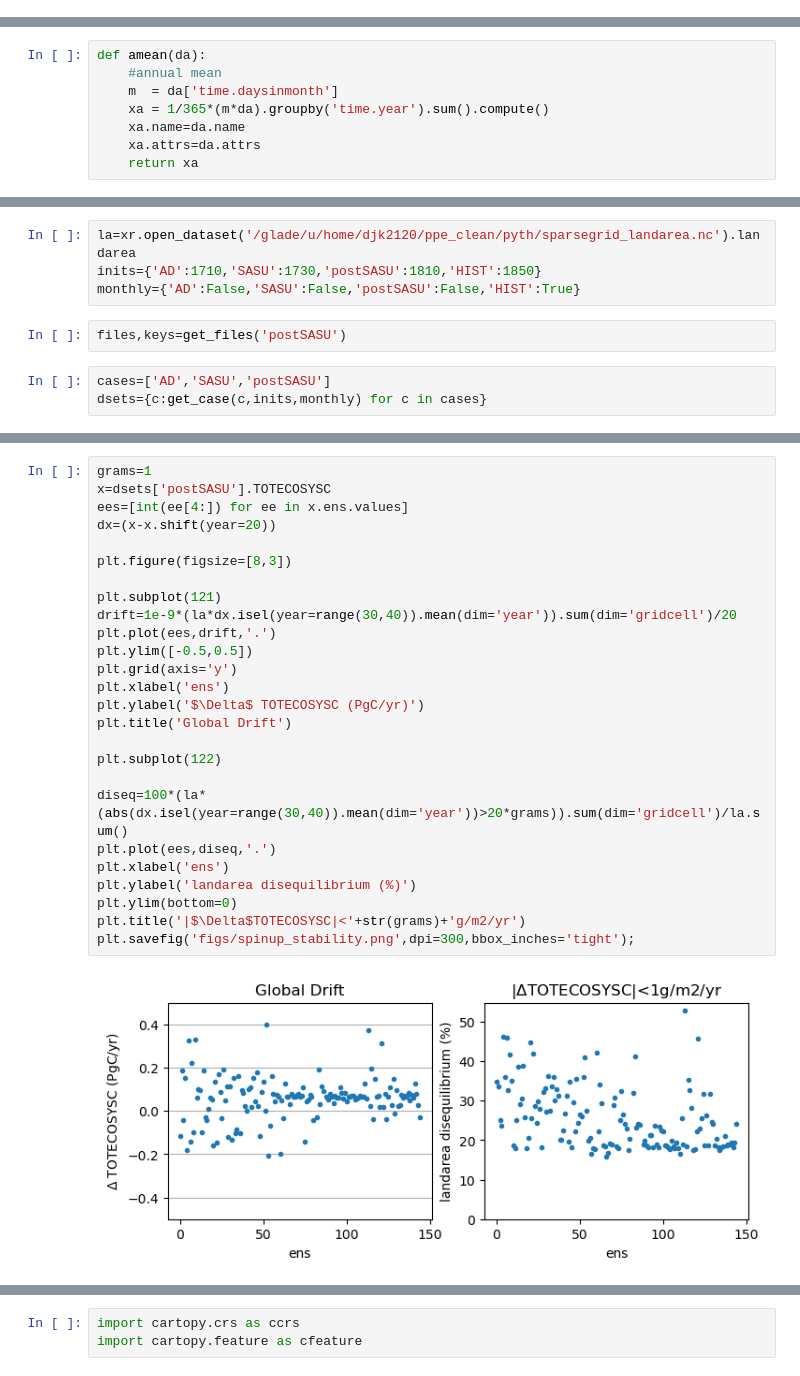
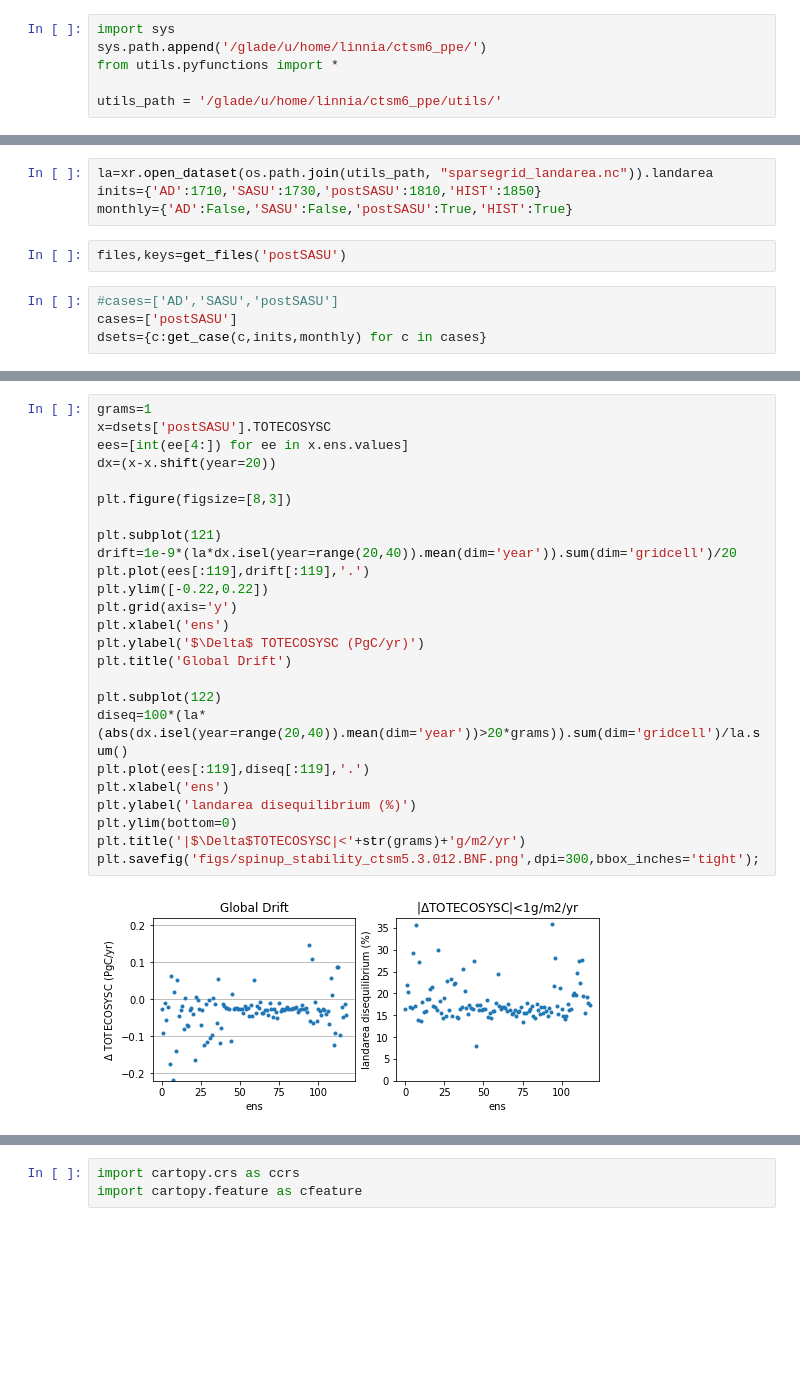
Before and after one commit to NCAR/ctsm6_ppe, a Jupyter notebook: spinup/minioaat_spinup.ipynb, the cells around one changed output, grey strips where cells are left out. Saved outputs shown, nothing was run; the diff lists cells and outputs as text; blank space fills up the shorter version.

```diff
--- a/spinup/minioaat_spinup.ipynb
+++ b/spinup/minioaat_spinup.ipynb
@@ -10 +8,7 @@ import glob
+# %%
+import sys
+sys.path.append('/glade/u/home/linnia/ctsm6_ppe/')
+from utils.pyfunctions import *
+
+utils_path = '/glade/u/home/linnia/ctsm6_ppe/utils/'
 # %%
@@ -40,11 +43,3 @@ def fix_time(ds):
     yr0=str(ds['time.year'][0].values)
     ds['time']=xr.cftime_range(yr0,periods=len(ds.time),freq='MS',calendar='noleap')
     return ds
-# %%
-def amean(da):
-    #annual mean
-    m  = da['time.daysinmonth']
-    xa = 1/365*(m*da).groupby('time.year').sum().compute()
-    xa.name=da.name
-    xa.attrs=da.attrs
-    return xa
@@ -118,11 +95,12 @@ def get_case(case,inits,monthly):
 
     return ds
 # %%
-la=xr.open_dataset('/glade/u/home/djk2120/ppe_clean/pyth/sparsegrid_landarea.nc').landarea
+la=xr.open_dataset(os.path.join(utils_path, "sparsegrid_landarea.nc")).landarea
 inits={'AD':1710,'SASU':1730,'postSASU':1810,'HIST':1850}
-monthly={'AD':False,'SASU':False,'postSASU':False,'HIST':True}
+monthly={'AD':False,'SASU':False,'postSASU':True,'HIST':True}
 # %%
 files,keys=get_files('postSASU')
 # %%
-cases=['AD','SASU','postSASU']
+#cases=['AD','SASU','postSASU']
+cases=['postSASU']
 dsets={c:get_case(c,inits,monthly) for c in cases}
@@ -151,28 +109,27 @@ plt.savefig('figs/oaat0057_gppg_spinup.png',dpi=300,bbox_inches='tight')
 # %%
 grams=1
 x=dsets['postSASU'].TOTECOSYSC
 ees=[int(ee[4:]) for ee in x.ens.values]
 dx=(x-x.shift(year=20))
 
 plt.figure(figsize=[8,3])
 
 plt.subplot(121)
-drift=1e-9*(la*dx.isel(year=range(30,40)).mean(dim='year')).sum(dim='gridcell')/20
-plt.plot(ees,drift,'.')
-plt.ylim([-0.5,0.5])
+drift=1e-9*(la*dx.isel(year=range(20,40)).mean(dim='year')).sum(dim='gridcell')/20
+plt.plot(ees[:119],drift[:119],'.')
+plt.ylim([-0.22,0.22])
 plt.grid(axis='y')
 plt.xlabel('ens')
 plt.ylabel('$\Delta$ TOTECOSYSC (PgC/yr)')
 plt.title('Global Drift')
 
 plt.subplot(122)
-
-diseq=100*(la*(abs(dx.isel(year=range(30,40)).mean(dim='year'))>20*grams)).sum(dim='gridcell')/la.sum()
-plt.plot(ees,diseq,'.')
+diseq=100*(la*(abs(dx.isel(year=range(20,40)).mean(dim='year'))>20*grams)).sum(dim='gridcell')/la.sum()
+plt.plot(ees[:119],diseq[:119],'.')
 plt.xlabel('ens')
 plt.ylabel('landarea disequilibrium (%)')
 plt.ylim(bottom=0)
 plt.title('|$\Delta$TOTECOSYSC|<'+str(grams)+'g/m2/yr')
-plt.savefig('figs/spinup_stability.png',dpi=300,bbox_inches='tight');
+plt.savefig('figs/spinup_stability_ctsm5.3.012.BNF.png',dpi=300,bbox_inches='tight');
 # %% [output]
-[figure, old version]
+[figure, new version]
```
Also changed, not shown: parts of 15 cells of this notebook, 21 other files.
